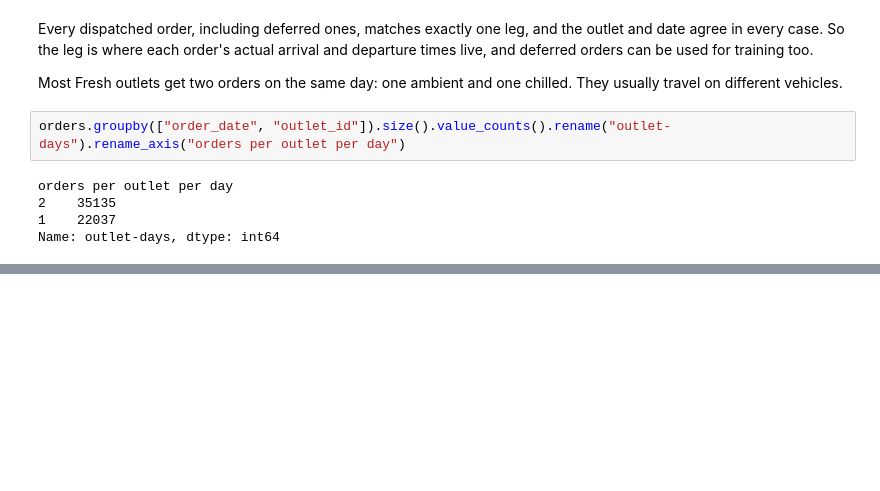
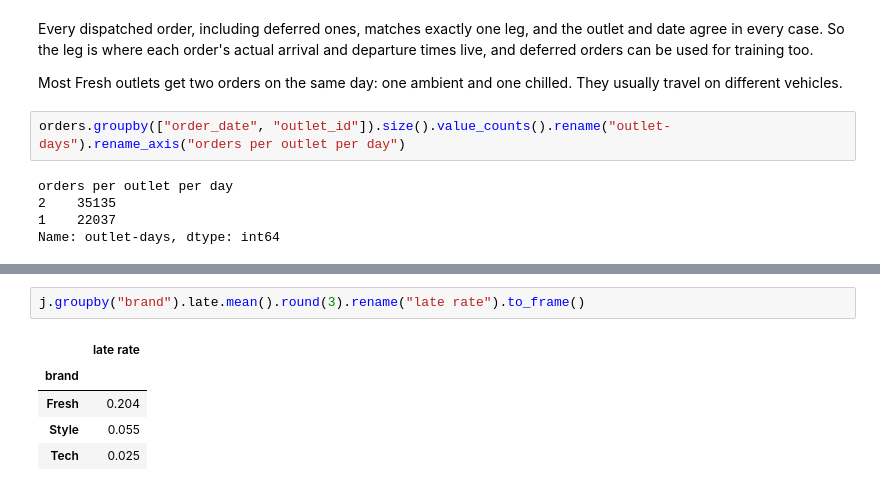
Before and after one commit to sameera-ekanayaka/Xora_Datathon, a Jupyter notebook: notebooks/01_data_understanding.ipynb, the cells around one changed output, grey strips where cells are left out. Cells and saved outputs as stored; diff of their text form; blank space fills up the shorter version.

```diff
--- a/notebooks/01_data_understanding.ipynb
+++ b/notebooks/01_data_understanding.ipynb
@@ -223,0 +248,8 @@ Name: outlet-days, dtype: int64
+# %%
+j.groupby("brand").late.mean().round(3).rename("late rate").to_frame()
+# %% [output]
+|  | late rate |
+| brand |  |
+| Fresh | 0.204 |
+| Style | 0.055 |
+| Tech | 0.025 |
```
Also changed, not shown: parts of 8 cells of this notebook.
